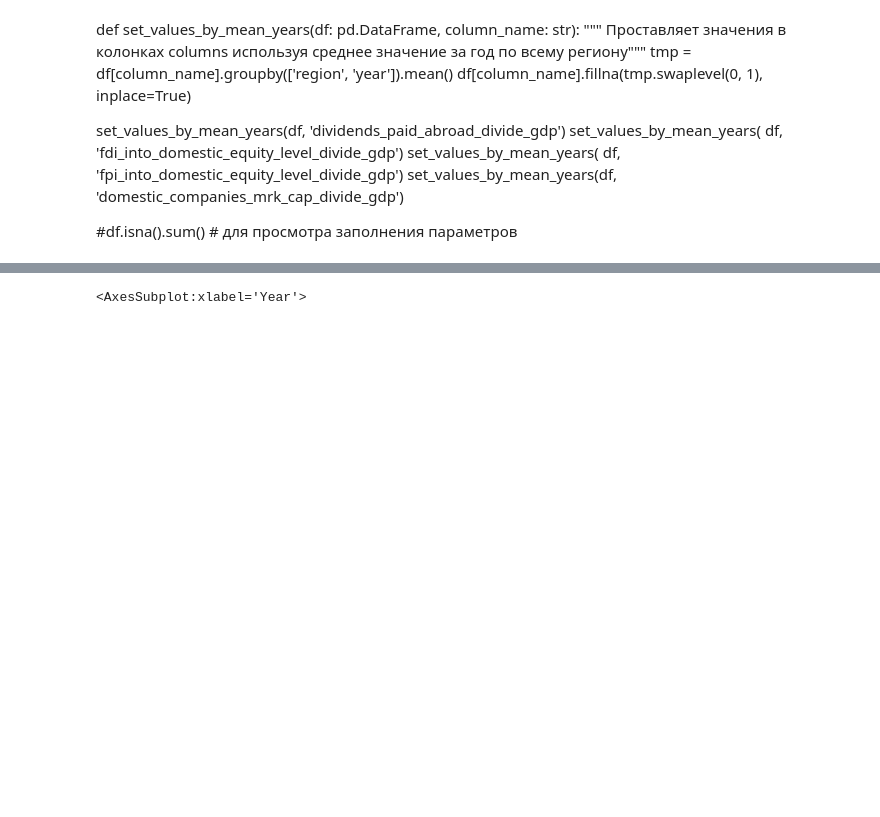
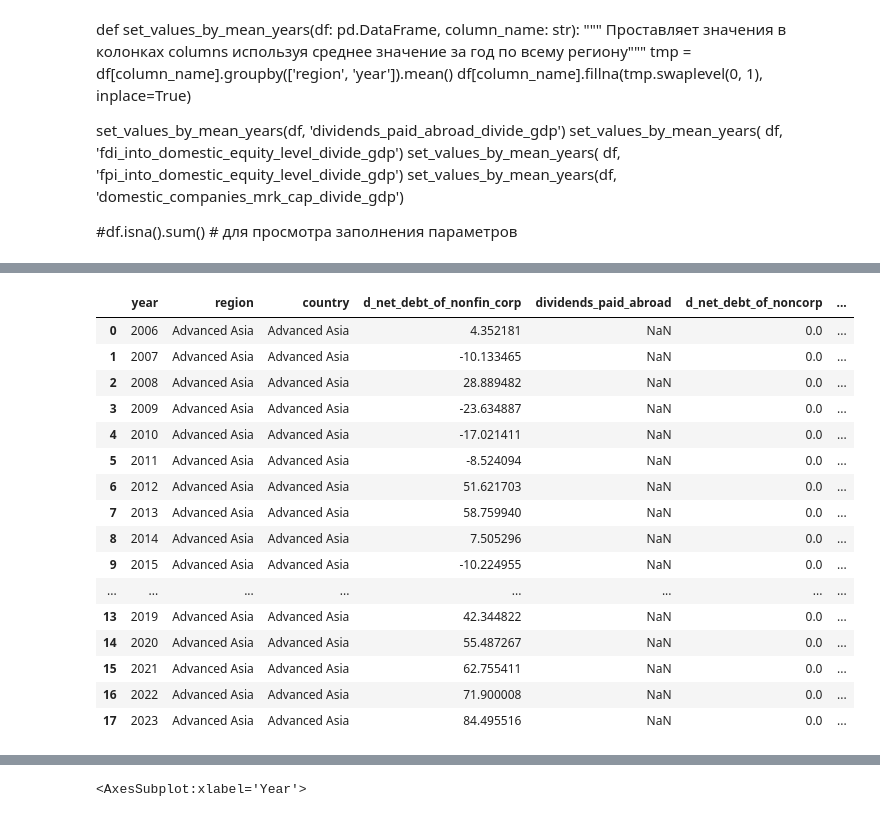
Before and after one commit to artmzbv/Profits_data, a Jupyter notebook: Algorithm.ipynb, the cells around one changed output, grey strips where cells are left out. Saved outputs shown, nothing was run; the diff lists cells and outputs as text; code cells hidden in the pictures; blank space fills up the shorter version.

```diff
--- a/Algorithm.ipynb
+++ b/Algorithm.ipynb
@@ -110,7 +109,7 @@ df.set_index(['year', 'region', 'country'], inplace=True)
 # %%
 df['net_dividends_paid_by_nonfin_corp_divide_gdp'] = (
     df['net_dividends_paid_by_nonfin_corp'] / df['gdp'])
-df['net_dividends_paid_by_nfin_corp_divide_gdp'] = (
+df['net_dividends_paid_by_fin_corp_divide_gdp'] = (
     df['net_dividends_paid_by_fin_corp'] / df['gdp'])
 df['dividends_paid_abroad_divide_gdp'] = (
     df['dividends_paid_abroad'] / df['gdp'])
@@ -417,0 +425,61 @@ NotebookApp.rate_limit_window=3.0 (secs)
+# %%
+df=df.reset_index()
+# %%
+# Если Region Counter 0, то
+# суммируем все ряды по году (поле Date) и по полю Region - North America
+
+# по колонкам ряды по колонкам Domestic Profits [CPD] (3), Corporate Profits [CPD] (7), Noncorporate Profits [CPD] (19)
+# Net Dividends Paid By Nonfinancial Corporates (29)	 Net Dividends Paid By Financial Corporates
+# Net Dividends and Withdrawals from Income Paid By Noncorporates 	 Δ Fixed Assets of Nonfinancial Corporates
+# Δ Fixed Assets of Financial Corporates	  Δ Fixed Assets of Noncorporates 	Δ Net Debt of Households and NISH
+# Δ Net Debt of General Government 	 Δ Net Debt of Nonfinancial Corporates
+# Δ Net Debt of Financial Corporates 	 Δ Net Debt of Noncorporates
+# RoW - Δ Net Equity Issued ("-") / Bought Back ("+") / Sold ("-") / Acquired ("+")
+# Nonfinancial Corporates - Δ Net Equity Issued ("-") / Bought Back ("+") / Sold ("-") / Acquired ("+")
+# Financial Corporates - Δ Net Equity Issued ("-") / Bought Back ("+") / Sold ("-") / Acquired ("+")
+# Noncorporates - Δ Net Equity Issued ("-") / Bought Back ("+") / Sold ("-") / Acquired ("+")
+# Current Account	 Nonfinancial Corporates - Net Capital Transfers Paid
+# Financial Corporates - Net Capital Transfers Paid 	Noncorporates - Net Capital Transfers Paid
+# Nonfinancial Corporates - Discrepancies 	 Financial Corporates - Discrepancies 	Noncorporates - Discrepancies
+# Corporates - Discrepancies	Domestic Business - Discrepancies (52)
+
+# df.drop(df[df['Код расходов (План)'] == 'No'].index, inplace = True)
+
+# https://pandas.pydata.org/docs/reference/api/pandas.DataFrame.replace.html
+# df[df.year== 2020][df.region=="Advanced Asia"][df.country=="Advanced Asia"].at[14, "fdi_into_domestic_equity_level"]
+
+# df=df.reset_index()
+# print(df)
+
+# Нужно составить лист с регионами по показателям и заменять их на значения
+# И ТУТ ПО ГОДАМ НУЖНО СОСТАВИТЬ СПИСОК
+df3 = df.groupby(['year', 'region']).sum().fdi_into_domestic_equity_level.to_frame()
+df4 = df3.query('year > 2007 and region == "Advanced Asia"')
+# df3 = df.groupby(['year', 'region']).apply(lambda g: g.fdi_into_domestic_equity_level.sum())
+# print(df3.index)
+# print(df.at[1947, ''])
+# print(df3)
+# print(df3.index())
+# df3 = df3.reset_index('year')
+# df4 = df3.loc[2006, 'Advanced Asia']
+print(df4)
+
+# print(df3.loc[df3['region'] == "Advanced Asia"])
+
+# [fdi_into_equity_domestic_level]
+
+# print(df3.at["North America", ])
+# for every year df("year").groupby('region')
+# df2 = df.groupby('region').sum().fdi_into_domestic_equity_level
+# print(df2)
+#df2= df2.at['Advanced Asia', 'fdi_into_domestic_equity_level']
+# print(df2)
+# for i in range(2006, 2023):
+# df[df.year== 2020][df.region=="Advanced Asia"][df.country=="Advanced Asia"].at[14, "fdi_into_domestic_equity_level"]
+# df[df.year== 2020][df.region=="Advanced Asia"][df.country=="Advanced Asia"].replace({'fdi_into_domestic_equity_level': np.nan}, df2)
+df[df.region=="Advanced Asia"][df.country=="Advanced Asia"].replace({'fdi_into_domestic_equity_level': np.nan}, df4.fdi_into_domestic_equity_level)
+
+# spending = spending_merged.merge(df_code, on=['Код расходов (План)', 'Код подрасходов (План)'], how='inner')
+
+# Не забудь добавить , inplace = True
+# %% [output]
@@ -417,0 +504,17 @@ NotebookApp.rate_limit_window=3.0 (secs)
+|  | year | region | country | d_net_debt_of_nonfin_corp | dividends_paid_abroad | d_net_debt_of_noncorp | ... |
+| 0 | 2006 | Advanced Asia | Advanced Asia | 4.352181 | NaN | 0.0 | ... |
+| 1 | 2007 | Advanced Asia | Advanced Asia | -10.133465 | NaN | 0.0 | ... |
+| 2 | 2008 | Advanced Asia | Advanced Asia | 28.889482 | NaN | 0.0 | ... |
+| 3 | 2009 | Advanced Asia | Advanced Asia | -23.634887 | NaN | 0.0 | ... |
+| 4 | 2010 | Advanced Asia | Advanced Asia | -17.021411 | NaN | 0.0 | ... |
+| 5 | 2011 | Advanced Asia | Advanced Asia | -8.524094 | NaN | 0.0 | ... |
+| 6 | 2012 | Advanced Asia | Advanced Asia | 51.621703 | NaN | 0.0 | ... |
+| 7 | 2013 | Advanced Asia | Advanced Asia | 58.759940 | NaN | 0.0 | ... |
+| 8 | 2014 | Advanced Asia | Advanced Asia | 7.505296 | NaN | 0.0 | ... |
+| 9 | 2015 | Advanced Asia | Advanced Asia | -10.224955 | NaN | 0.0 | ... |
+| ... | ... | ... | ... | ... | ... | ... | ... |
+| 13 | 2019 | Advanced Asia | Advanced Asia | 42.344822 | NaN | 0.0 | ... |
+| 14 | 2020 | Advanced Asia | Advanced Asia | 55.487267 | NaN | 0.0 | ... |
+| 15 | 2021 | Advanced Asia | Advanced Asia | 62.755411 | NaN | 0.0 | ... |
+| 16 | 2022 | Advanced Asia | Advanced Asia | 71.900008 | NaN | 0.0 | ... |
+| 17 | 2023 | Advanced Asia | Advanced Asia | 84.495516 | NaN | 0.0 | ... |
```
Also changed, not shown: parts of 12 cells of this notebook, 1 other file.
